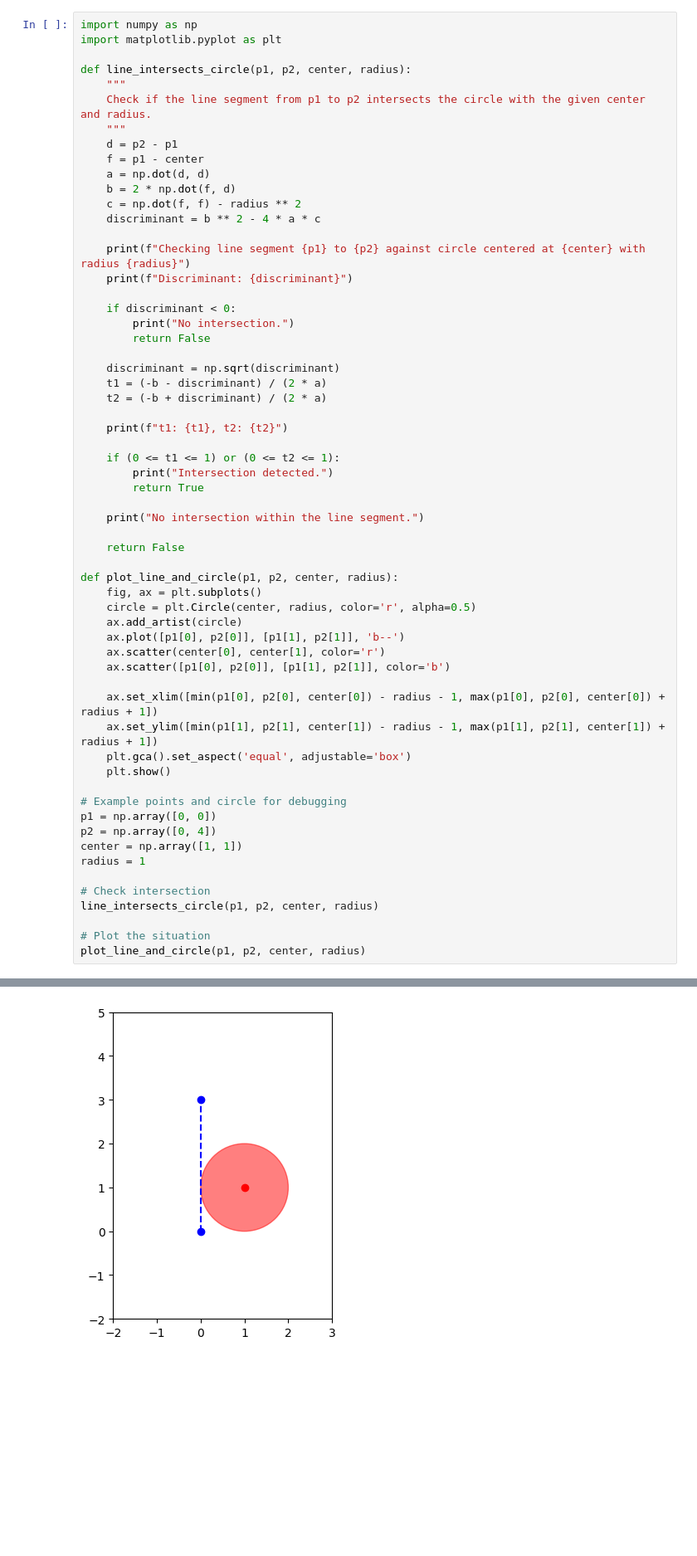
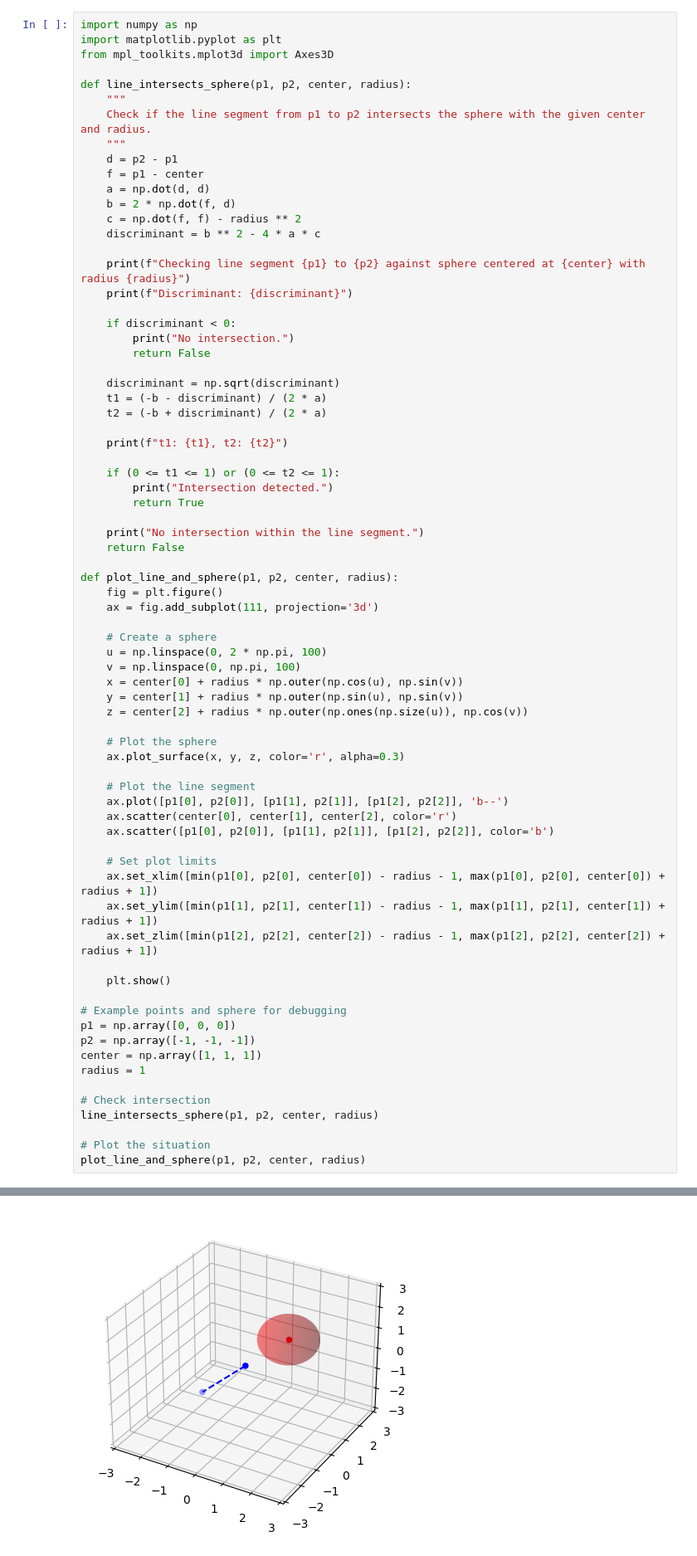
Before and after one commit to Granluke/lsy_drone_racing, a Jupyter notebook: examples/test.ipynb, the cells around one changed output, grey strips where cells are left out. Shown at 83% size. Drawn from its saved outputs; the diff is of its cells as text; blank space fills up the shorter version.

```diff
--- a/examples/test.ipynb
+++ b/examples/test.ipynb
@@ -1,10 +1,11 @@
 # %%
 import numpy as np
 import matplotlib.pyplot as plt
+from mpl_toolkits.mplot3d import Axes3D
 
-def line_intersects_circle(p1, p2, center, radius):
+def line_intersects_sphere(p1, p2, center, radius):
     """
-    Check if the line segment from p1 to p2 intersects the circle with the given center and radius.
+    Check if the line segment from p1 to p2 intersects the sphere with the given center and radius.
     """
     d = p2 - p1
     f = p1 - center
@@ -13,7 +14,7 @@ def line_intersects_circle(p1, p2, center, radius):
     c = np.dot(f, f) - radius ** 2
     discriminant = b ** 2 - 4 * a * c
 
-    print(f"Checking line segment {p1} to {p2} against circle centered at {center} with radius {radius}")
+    print(f"Checking line segment {p1} to {p2} against sphere centered at {center} with radius {radius}")
     print(f"Discriminant: {discriminant}")
 
     if discriminant < 0:
@@ -31,31 +32,43 @@ def line_intersects_circle(p1, p2, center, radius):
         return True
 
     print("No intersection within the line segment.")
-
     return False
 
-def plot_line_and_circle(p1, p2, center, radius):
-    fig, ax = plt.subplots()
-    circle = plt.Circle(center, radius, color='r', alpha=0.5)
-    ax.add_artist(circle)
-    ax.plot([p1[0], p2[0]], [p1[1], p2[1]], 'b--')
-    ax.scatter(center[0], center[1], color='r')
-    ax.scatter([p1[0], p2[0]], [p1[1], p2[1]], color='b')
+def plot_line_and_sphere(p1, p2, center, radius):
+    fig = plt.figure()
+    ax = fig.add_subplot(111, projection='3d')
 
+    # Create a sphere
+    u = np.linspace(0, 2 * np.pi, 100)
+    v = np.linspace(0, np.pi, 100)
+    x = center[0] + radius * np.outer(np.cos(u), np.sin(v))
+    y = center[1] + radius * np.outer(np.sin(u), np.sin(v))
+    z = center[2] + radius * np.outer(np.ones(np.size(u)), np.cos(v))
+
+    # Plot the sphere
+    ax.plot_surface(x, y, z, color='r', alpha=0.3)
+
+    # Plot the line segment
+    ax.plot([p1[0], p2[0]], [p1[1], p2[1]], [p1[2], p2[2]], 'b--')
+    ax.scatter(center[0], center[1], center[2], color='r')
+    ax.scatter([p1[0], p2[0]], [p1[1], p2[1]], [p1[2], p2[2]], color='b')
+
+    # Set plot limits
     ax.set_xlim([min(p1[0], p2[0], center[0]) - radius - 1, max(p1[0], p2[0], center[0]) + radius + 1])
     ax.set_ylim([min(p1[1], p2[1], center[1]) - radius - 1, max(p1[1], p2[1], center[1]) + radius + 1])
-    plt.gca().set_aspect('equal', adjustable='box')
+    ax.set_zlim([min(p1[2], p2[2], center[2]) - radius - 1, max(p1[2], p2[2], center[2]) + radius + 1])
+
     plt.show()
 
-# Example points and circle for debugging
-p1 = np.array([0, 0])
-p2 = np.array([0, 4])
-center = np.array([1, 1])
+# Example points and sphere for debugging
+p1 = np.array([0, 0, 0])
+p2 = np.array([-1, -1, -1])
+center = np.array([1, 1, 1])
 radius = 1
 
 # Check intersection
-line_intersects_circle(p1, p2, center, radius)
+line_intersects_sphere(p1, p2, center, radius)
 
 # Plot the situation
-plot_line_and_circle(p1, p2, center, radius)
+plot_line_and_sphere(p1, p2, center, radius)
 # %% [output]
@@ -66 +79 @@ Intersection detected.
-[figure, old version]
+[figure, new version]
```
Also changed, not shown: parts of 1 cell of this notebook, 4 other files.
